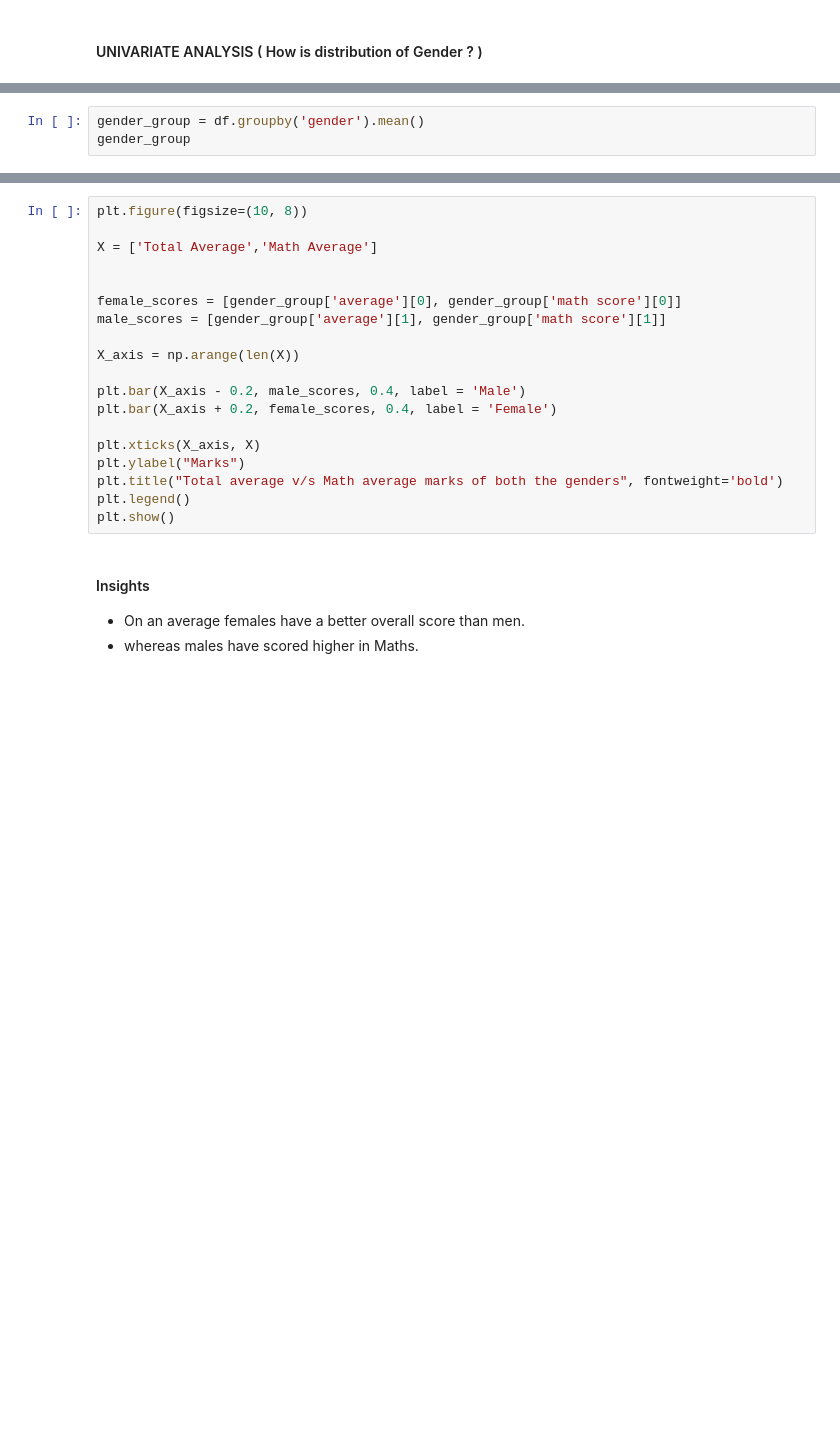
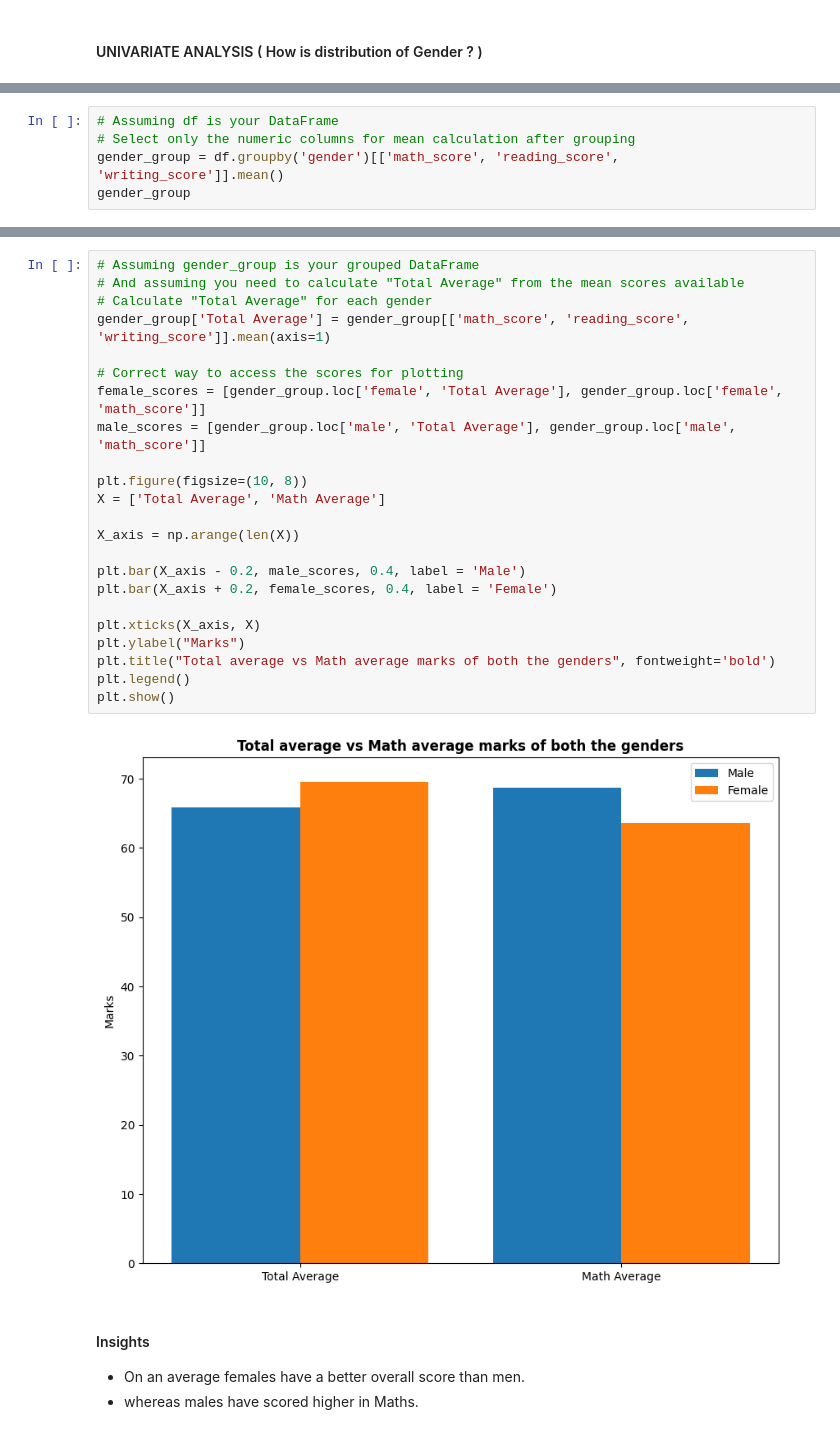
Before and after one commit to adnanbhanji/End-to-End-ML-Project, a Jupyter notebook: notebook/1 . EDA STUDENT PERFORMANCE .ipynb, the cells around one changed output, grey strips where cells are left out. Saved outputs shown, nothing was run; the diff lists cells and outputs as text; blank space fills up the shorter version.

```diff
--- a/notebook/1 . EDA STUDENT PERFORMANCE .ipynb
+++ b/notebook/1 . EDA STUDENT PERFORMANCE .ipynb
@@ -424,4 +432,6 @@ plt.show()
 # %%
-gender_group = df.groupby('gender').mean()
+# Assuming df is your DataFrame
+# Select only the numeric columns for mean calculation after grouping
+gender_group = df.groupby('gender')[['math_score', 'reading_score', 'writing_score']].mean()
 gender_group
 # %% [output]
@@ -429,22 +449,28 @@ TypeError: agg function failed [how->mean,dtype->object]
 # %%
+# Assuming gender_group is your grouped DataFrame
+# And assuming you need to calculate "Total Average" from the mean scores available
+# Calculate "Total Average" for each gender
+gender_group['Total Average'] = gender_group[['math_score', 'reading_score', 'writing_score']].mean(axis=1)
+
+# Correct way to access the scores for plotting
+female_scores = [gender_group.loc['female', 'Total Average'], gender_group.loc['female', 'math_score']]
+male_scores = [gender_group.loc['male', 'Total Average'], gender_group.loc['male', 'math_score']]
+
 plt.figure(figsize=(10, 8))
-
-X = ['Total Average','Math Average']
-
-
-female_scores = [gender_group['average'][0], gender_group['math score'][0]]
-male_scores = [gender_group['average'][1], gender_group['math score'][1]]
+X = ['Total Average', 'Math Average']
 
 X_axis = np.arange(len(X))
 
 plt.bar(X_axis - 0.2, male_scores, 0.4, label = 'Male')
 plt.bar(X_axis + 0.2, female_scores, 0.4, label = 'Female')
 
 plt.xticks(X_axis, X)
 plt.ylabel("Marks")
-plt.title("Total average v/s Math average marks of both the genders", fontweight='bold')
+plt.title("Total average vs Math average marks of both the genders", fontweight='bold')
 plt.legend()
 plt.show()
+# %% [output]
+[figure, added]
 # %% [markdown]
 #### Insights
 - On an average females have a better overall score than men.
```
Also changed, not shown: parts of 9 cells of this notebook.
